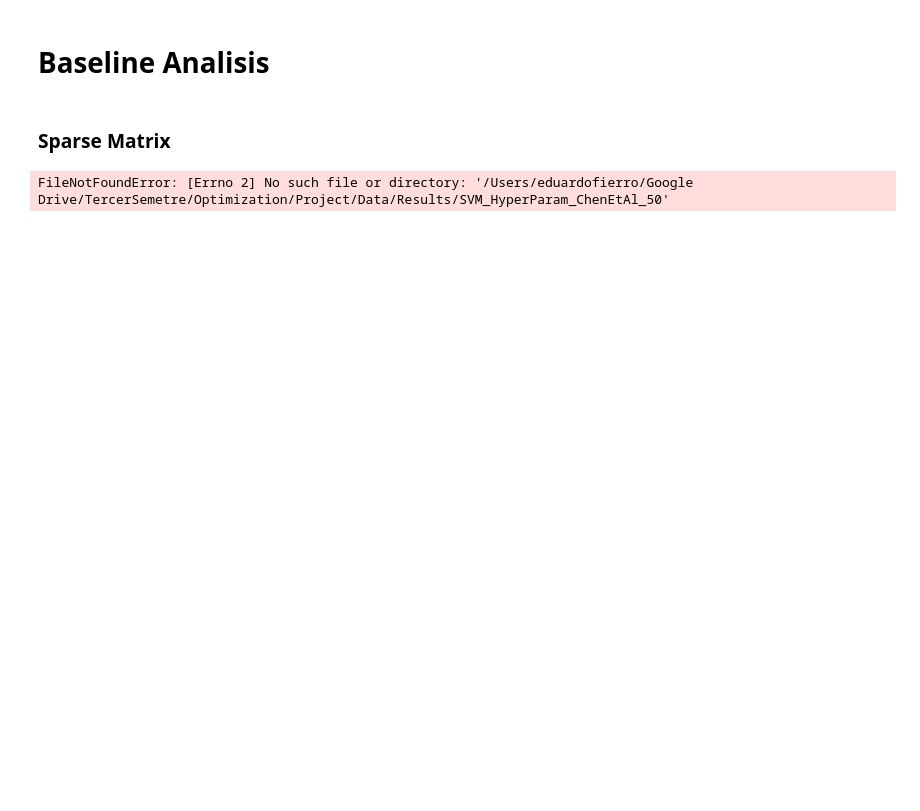
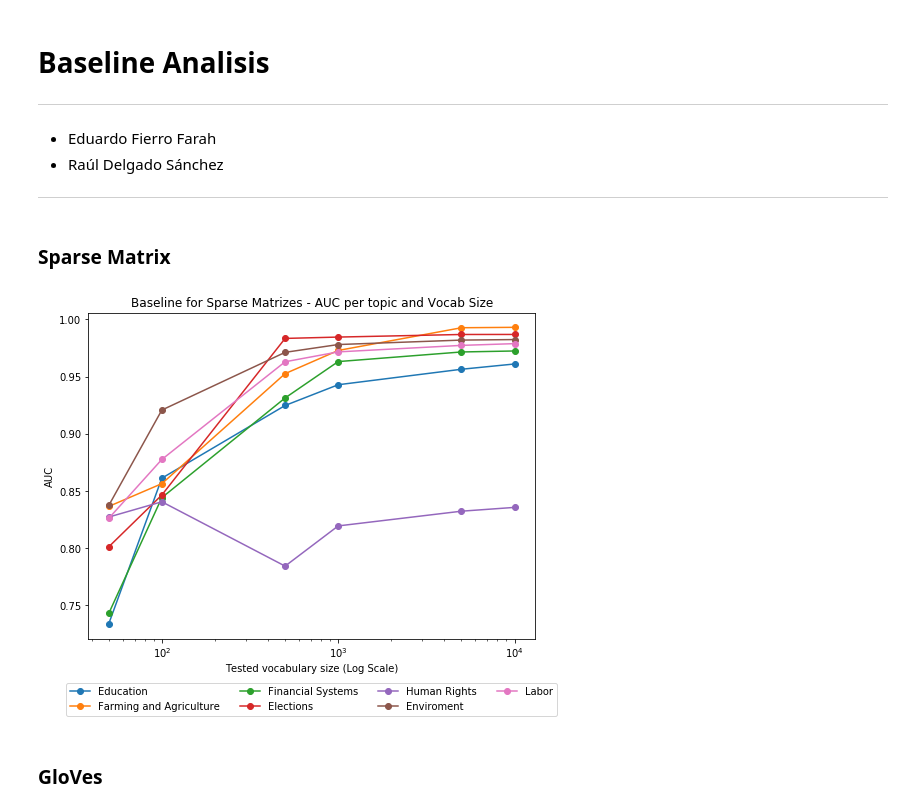
Before and after one commit to edufierro/TextDenoising, a Jupyter notebook: Analisis/Baselines.ipynb, the cells around one changed output. Saved outputs shown, nothing was run; the diff lists cells and outputs as text; code cells hidden in the pictures; blank space fills up the shorter version.

Commit message:
Baseline ipynb

```diff
--- a/Analisis/Baselines.ipynb
+++ b/Analisis/Baselines.ipynb
@@ -1,12 +1,20 @@
 # %%
 import numpy as np
 import pickle
+import matplotlib.pyplot as plt
+%matplotlib inline
 
 data_dir = "/Users/eduardofierro/Google Drive/TercerSemetre/Optimization/Project/Data/"
+graph_dir = "/Users/eduardofierro/Google Drive/TercerSemetre/Optimization/Project/Graphs/"
 # %% [markdown]
 # Baseline Analisis
+
+---
+
+- Eduardo Fierro Farah
+- Raúl Delgado Sánchez
+
+---
 # %% [markdown]
 ### Sparse Matrix
-# %%
-results = pickle.load( open(data_dir + "Results/SVM_HyperParam_ChenEtAl_10000", "rb" ) )
 # %%
@@ -29,4 +61,21 @@ def load_baseline_all_vocab(datadir):
+# %%
+tested_vocab = [50,100,500,1000,5000,10000]
+baseline_results = load_baseline_all_vocab(data_dir, tested_vocab, "sparse")
+temas = ["Educación", "Campo", "Sistema Financiero", "Electoral", "Derechos Humanos", "Medio Ambiente", "Laboral"]
+topics = ["Education", "Farming and Agriculture", "Financial Systems", "Elections", "Human Rights", "Enviroment", "Labor"]
+# %%
+plt.figure(figsize=(8,6))
+for x in range(0, len(temas)):
+    plt.plot(tested_vocab, getValues(get_byTema(baseline_results, tested_vocab, temas[x])), '-o', label =topics[x])
+plt.legend(loc=9, bbox_to_anchor=(0.5, -0.12), ncol=4)
+plt.xlabel("Tested vocabulary size (Log Scale)")
+plt.ylabel("AUC")
+plt.title("Baseline for Sparse Matrizes - AUC per topic and Vocab Size")
+plt.xscale('log')
+plt.savefig(graph_dir + "BaselineSparse" + '.pdf',bbox_inches='tight')
+# %% [output]
+[figure, added]
+# %% [markdown]
+### GloVes
 # %%
-results = load_baseline_all_vocab(data_dir)
+baseline_results = load_baseline_all_vocab(data_dir, tested_vocab, "dense")
-# %% [output]
-FileNotFoundError: [Errno 2] No such file or directory: '/Users/eduardofierro/Google Drive/TercerSemetre/Optimization/Project/Data/Results/SVM_HyperParam_ChenEtAl_50'
```
Also changed, not shown: parts of 5 cells of this notebook.
